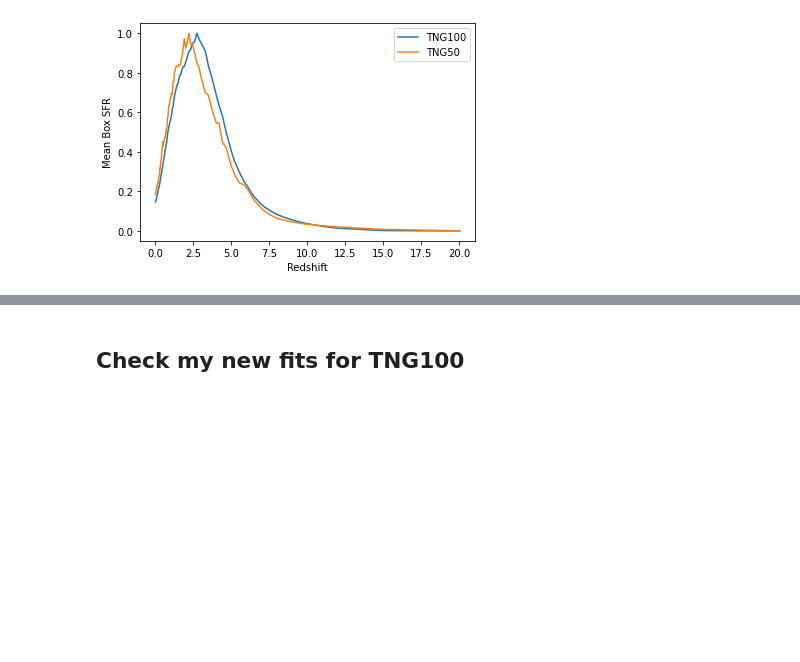
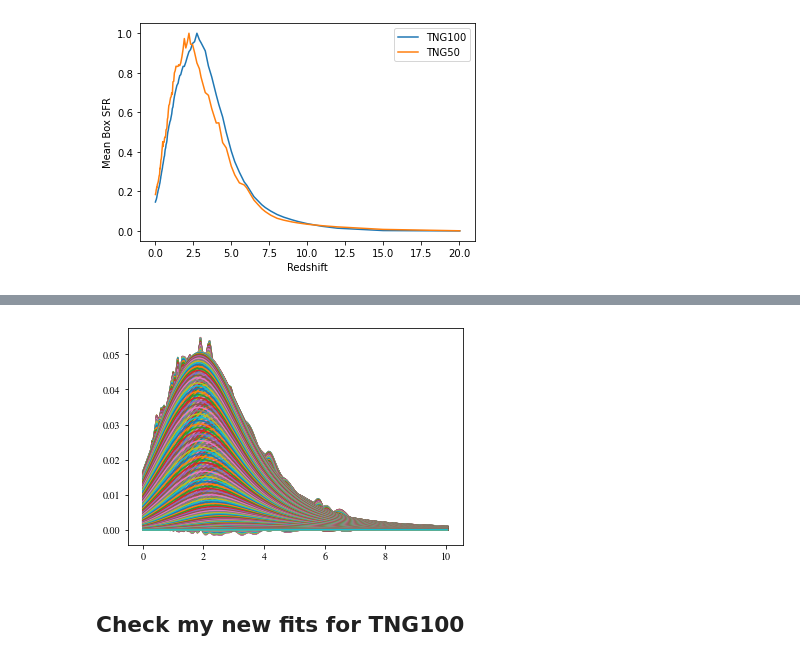
Before and after one commit to sashalvna/Fit_SFRD_TNG, a Jupyter notebook: Fit_model_to_sfrdzZ_TNG.ipynb, the cells around one changed output, grey strips where cells are left out. Saved outputs shown, nothing was run; the diff lists cells and outputs as text; code cells hidden in the pictures; blank space fills up the shorter version.

```diff
--- a/Fit_model_to_sfrdzZ_TNG.ipynb
+++ b/Fit_model_to_sfrdzZ_TNG.ipynb
@@ -254,6 +254,22 @@ if res.success:
     np.savetxt(paths.data / fit_filename,
                np.c_[mu0_best, muz_best, sigma0_best, sigmaz_best, alpha_best,sf_a_best, sf_b_best, sf_c_best, sf_d_best],
                header = "mu0, muz, omega0, omegaz, alpha0,sf_a, sf_b, sf_c, sf_d", delimiter=',', fmt="%s")
+# %%
+# Get the SFR (Shape of Madau & Fragos 2014)
+sfr = Z_SFRD.Madau_Dickinson2014(redshift_new, a=sf_a_best, b=sf_b_best, c=sf_c_best, d=sf_d_best).value # Msun year-1 Mpc-3
+# Get dPdZ (skew-log-normal distribution)
+dPdlogZ, metallicities, step_logZ, p_draw_metallicity = \
+                    Z_SFRD.skew_metallicity_distribution(redshift_new ,mu_z = muz_best , mu_0 = mu0_best ,
+                                                  omega_0= sigma0_best , omega_z=sigmaz_best , alpha = alpha_best ,
+                                                  metals=metals_new)
+
+
+model = sfr[:,np.newaxis] * dPdlogZ
+plt.plot(redshift_new, SFRDnew.T); #simulation
+plt.plot(redshift_new, model); #fitted model, best fit
+Rboxval = 35 #35 for TNG50, 75 for 100, 205 for 300
+# %% [output]
+[figure, added]
 # %% [markdown]
 ## Check my new fits for TNG100
 # %%
```
Also changed, not shown: parts of 4 cells of this notebook, 5 other files.
